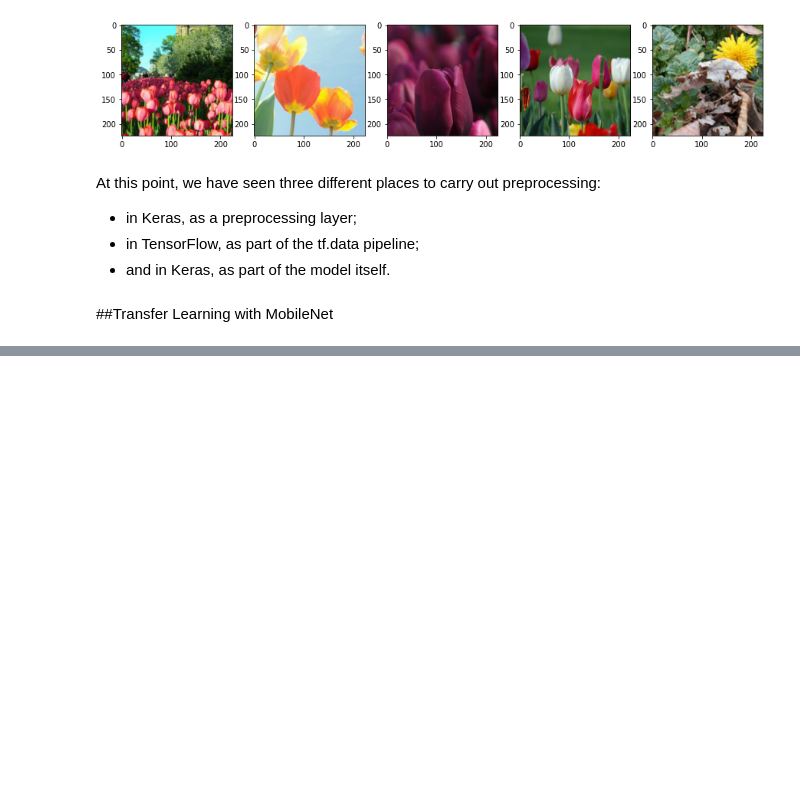
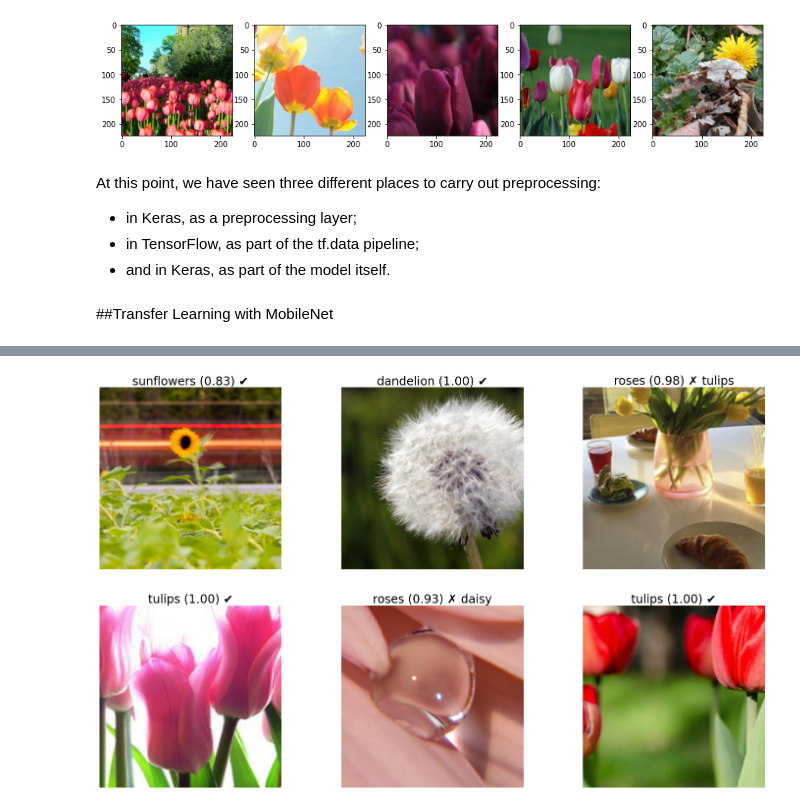
Before and after one commit to rahiakela/computer-vision-research-and-practice, a Jupyter notebook: practical-machine-learning-for-computer-vision/06-image-preprocessing/01_image_size_and_resolution.ipynb, the cells around one changed output, grey strips where cells are left out. Cells and saved outputs as stored; diff of their text form; code cells hidden in the pictures; blank space fills up the shorter version.

```diff
--- a/practical-machine-learning-for-computer-vision/06-image-preprocessing/01_image_size_and_resolution.ipynb
+++ b/practical-machine-learning-for-computer-vision/06-image-preprocessing/01_image_size_and_resolution.ipynb
@@ -33,6 +36,31 @@ def training_plot(metrics, history):
     ax[idx].set_ylabel(metric)
     ax[idx].plot(history.history['val_' + metric]);
     ax[idx].legend([metric, 'val_' + metric])
+
+def plot_predictions(model, pattern):
+  dataset = tf.data.TFRecordDataset(
+      [filename for filename in tf.io.gfile.glob(
+        pattern)
+      ],
+      compression_type='GZIP'
+  ).map(parse_tfr).map(apply_preprocess).shuffle(100)
+
+  nrows, ncols = 2, 3;
+  f, ax = plt.subplots(nrows, ncols, figsize=(25,15))
+  for idx, (img, label) in enumerate(dataset.take(6)):
+    ax[idx//ncols, idx%ncols].imshow((img.numpy()));
+    batch_image = tf.reshape(img, [1, IMG_HEIGHT, IMG_WIDTH, IMG_CHANNELS])
+    batch_pred = model.predict(batch_image)
+    pred = batch_pred[0]
+    label = CLASS_NAMES[label.numpy()]
+    pred_label_index = tf.math.argmax(pred).numpy()
+    pred_label = CLASS_NAMES[pred_label_index]
+    prob = pred[pred_label_index]
+    ax[idx//ncols, idx%ncols].set_title('{} ({:.2f}) {}'.format(
+        pred_label, prob,
+        '\u2714' if (label == pred_label) else '\u2717 {}'.format(label)),
+        fontsize=24)
+    ax[idx//ncols, idx%ncols].axis('off')
 # %%
 def parse_tfr(proto):
   feature_description = {
@@ -149,0 +254,4 @@ At this point, we have seen three different places to carry out preprocessing:
+# %%
+# let's plot the few images in the evaluation dataset
+plot_predictions(model, "gs://practical-ml-vision-book/flowers_tfr/valid-*")
+# %% [output]
@@ -149,0 +264 @@ At this point, we have seen three different places to carry out preprocessing:
+[figure, added]
```
Also changed, not shown: parts of 6 cells of this notebook.
